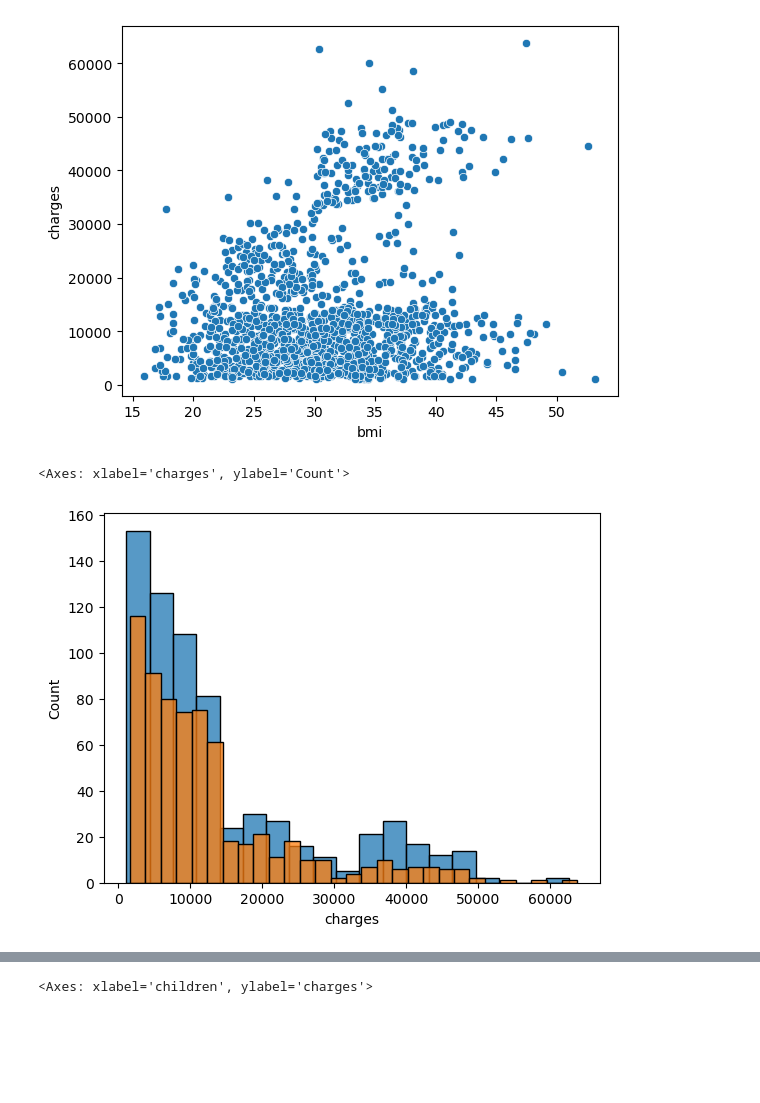
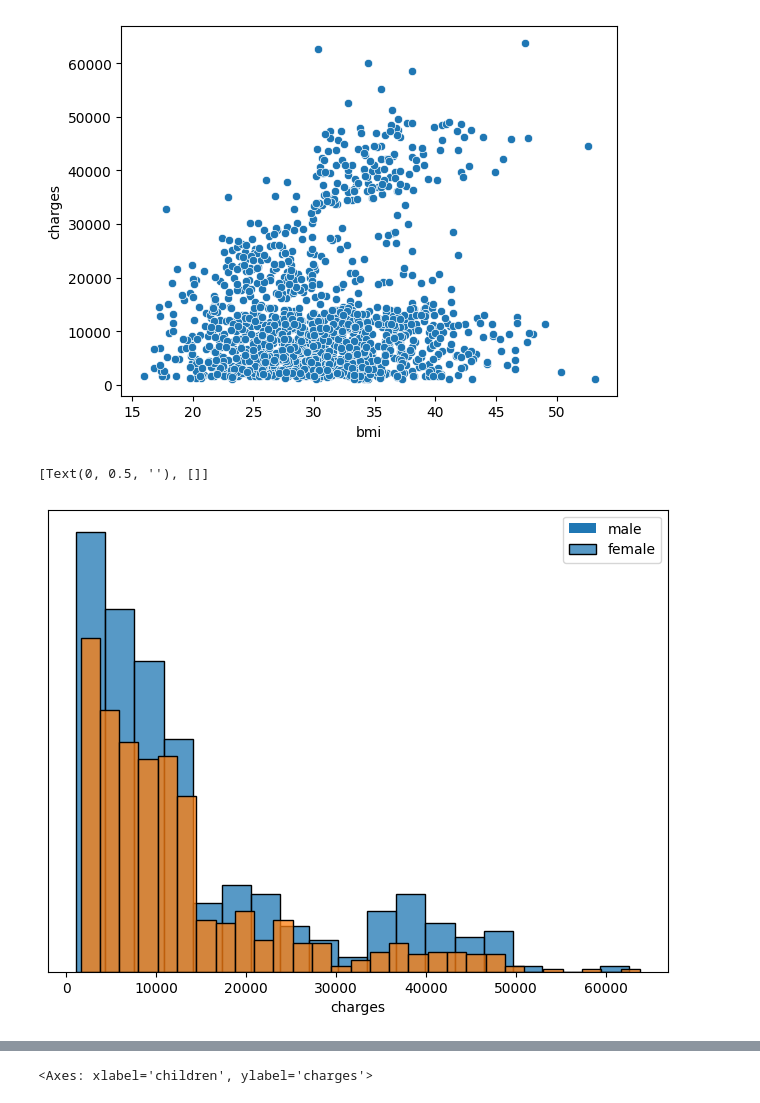
Before and after one commit to Chase-Grajeda/Grajeda-Rowe, a Jupyter notebook: project/insurance_flow.ipynb, the cells around one changed output, grey strips where cells are left out. Cells and saved outputs as stored; diff of their text form; code cells hidden in the pictures; blank space fills up the shorter version.

```diff
--- a/project/insurance_flow.ipynb
+++ b/project/insurance_flow.ipynb
@@ -197,9 +191,12 @@ sns.scatterplot(data=data, x='bmi', y='charges')
 <Axes: xlabel='bmi', ylabel='charges'>
 [figure]
 # %%
-sns.histplot(data[data['sex']=='male']['charges'])
-sns.histplot(data[data['sex']=='female']['charges'])
+fig, ax = plt.subplots(1,1,figsize=(8,6))
+sns.histplot(data[data['sex']=='male']['charges'], ax=ax)
+sns.histplot(data[data['sex']=='female']['charges'], ax=ax)
+ax.legend(labels=["male", "female"])
+ax.set(ylabel="", yticks=[])
 # %% [output]
-<Axes: xlabel='charges', ylabel='Count'>
+[Text(0, 0.5, ''), []]
-[figure, old version]
+[figure, new version]
 # %%
```
Also changed, not shown: parts of 20 cells of this notebook, 1 other file.
